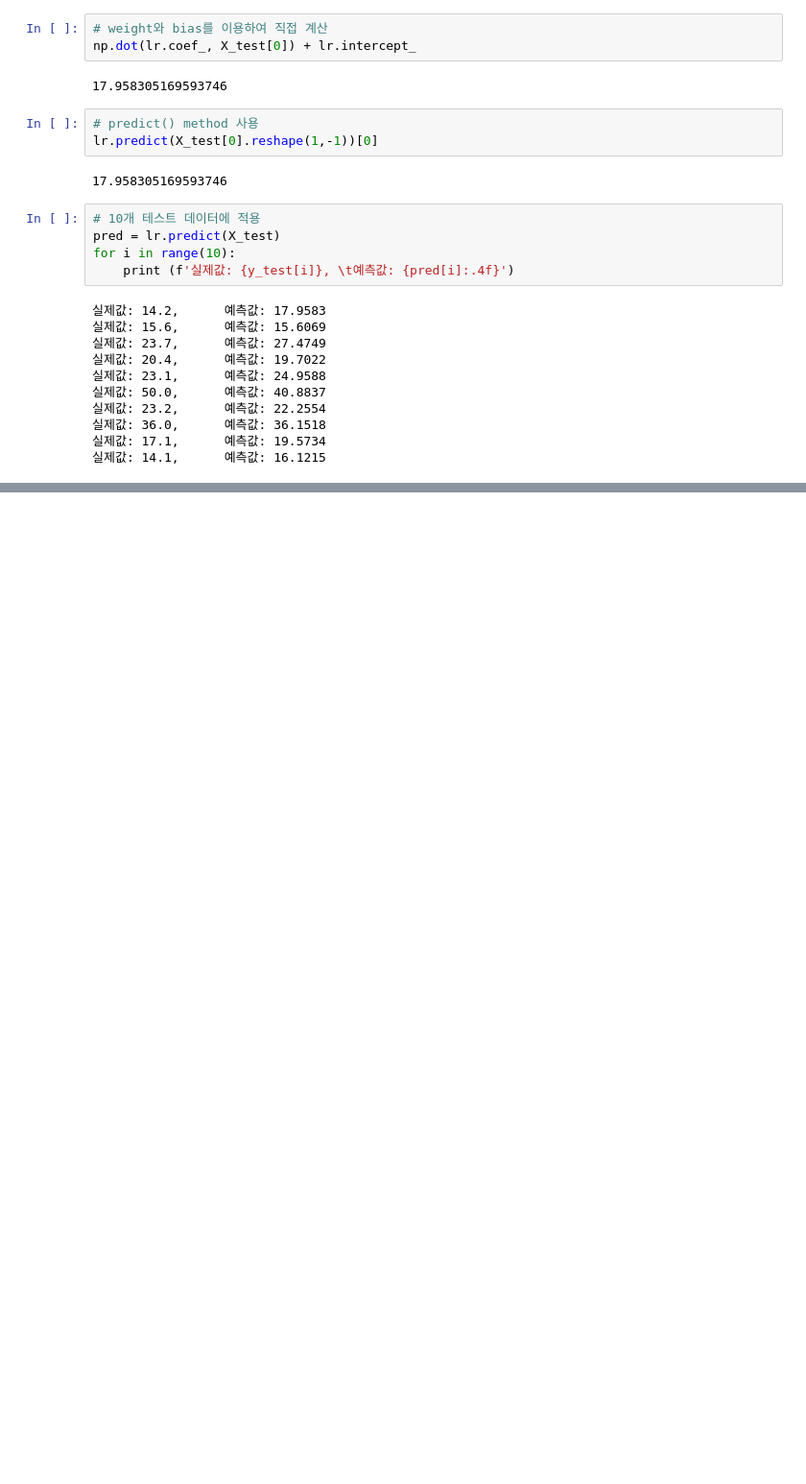
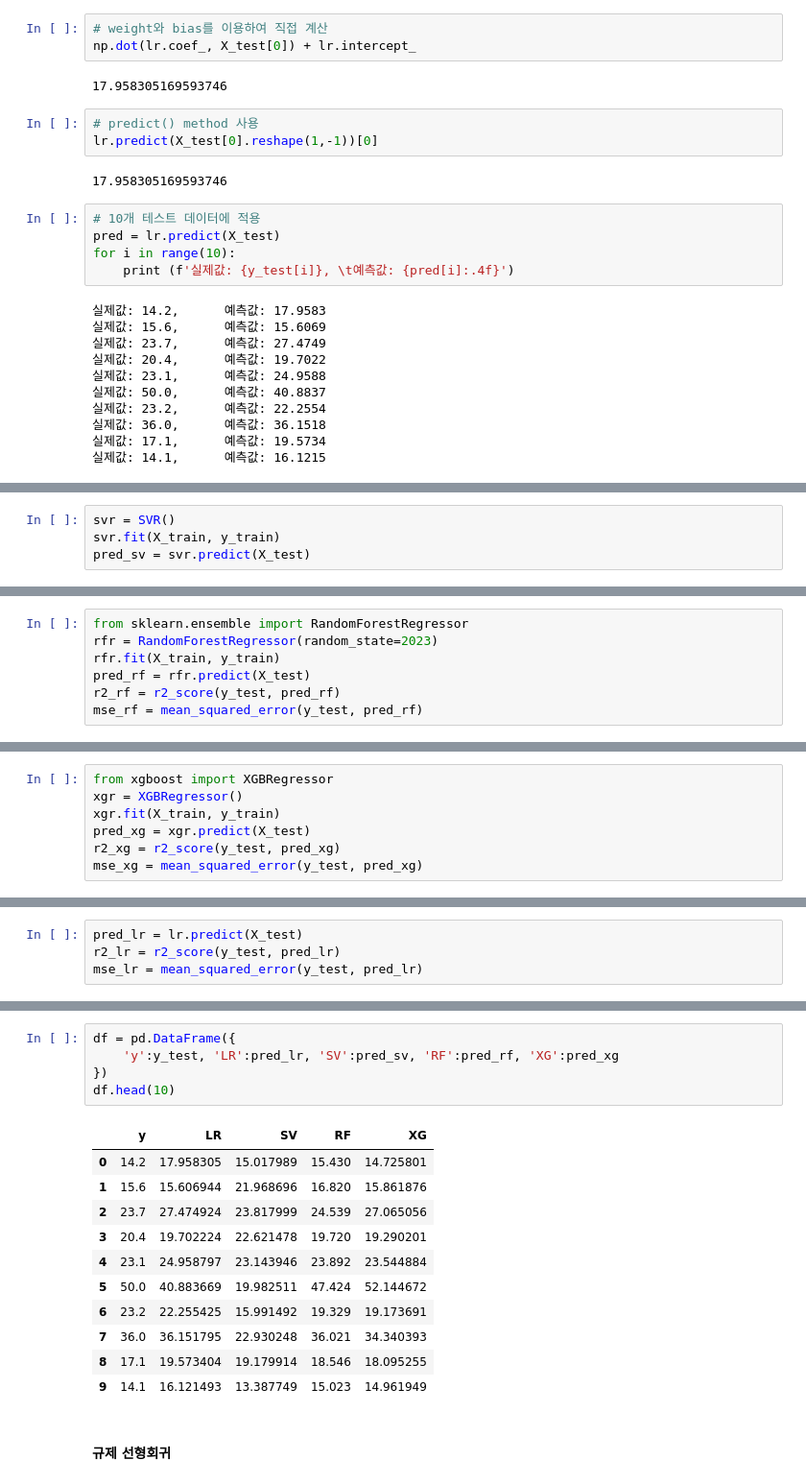
Before and after one commit to dlaudgh/MachineLearning_Lecture_2023.05, a Jupyter notebook: 04.회귀/03.다중회귀.ipynb, the cells around one changed output, grey strips where cells are left out. Shown: that part at 96% size. Drawn from its saved outputs; the diff is of its cells as text; blank space fills up the shorter version.

```diff
--- a/04.회귀/03.다중회귀.ipynb
+++ b/04.회귀/03.다중회귀.ipynb
@@ -130,0 +139,4 @@ for i in range(10):
+# %%
+svr = SVR()
+svr.fit(X_train, y_train)
+pred_sv = svr.predict(X_test)
@@ -130,0 +148,7 @@ for i in range(10):
+# %%
+from sklearn.ensemble import RandomForestRegressor
+rfr = RandomForestRegressor(random_state=2023)
+rfr.fit(X_train, y_train)
+pred_rf = rfr.predict(X_test)
+r2_rf = r2_score(y_test, pred_rf)
+mse_rf = mean_squared_error(y_test, pred_rf)
@@ -130,0 +157,7 @@ for i in range(10):
+# %%
+from xgboost import XGBRegressor
+xgr = XGBRegressor()
+xgr.fit(X_train, y_train)
+pred_xg = xgr.predict(X_test)
+r2_xg = r2_score(y_test, pred_xg)
+mse_xg = mean_squared_error(y_test, pred_xg)
@@ -130,0 +166,4 @@ for i in range(10):
+# %%
+pred_lr = lr.predict(X_test)
+r2_lr = r2_score(y_test, pred_lr)
+mse_lr = mean_squared_error(y_test, pred_lr)
@@ -130,0 +180,19 @@ for i in range(10):
+# %%
+df = pd.DataFrame({
+    'y':y_test, 'LR':pred_lr, 'SV':pred_sv, 'RF':pred_rf, 'XG':pred_xg
+})
+df.head(10)
+# %% [output]
+|  | y | LR | SV | RF | XG |
+| 0 | 14.2 | 17.958305 | 15.017989 | 15.430 | 14.725801 |
+| 1 | 15.6 | 15.606944 | 21.968696 | 16.820 | 15.861876 |
+| 2 | 23.7 | 27.474924 | 23.817999 | 24.539 | 27.065056 |
+| 3 | 20.4 | 19.702224 | 22.621478 | 19.720 | 19.290201 |
+| 4 | 23.1 | 24.958797 | 23.143946 | 23.892 | 23.544884 |
+| 5 | 50.0 | 40.883669 | 19.982511 | 47.424 | 52.144672 |
+| 6 | 23.2 | 22.255425 | 15.991492 | 19.329 | 19.173691 |
+| 7 | 36.0 | 36.151795 | 22.930248 | 36.021 | 34.340393 |
+| 8 | 17.1 | 19.573404 | 19.179914 | 18.546 | 18.095255 |
+| 9 | 14.1 | 16.121493 | 13.387749 | 15.023 | 14.961949 |
+# %% [markdown]
+#### 규제 선형회귀
```
Also changed, not shown: parts of 21 cells of this notebook, 2 other files.
